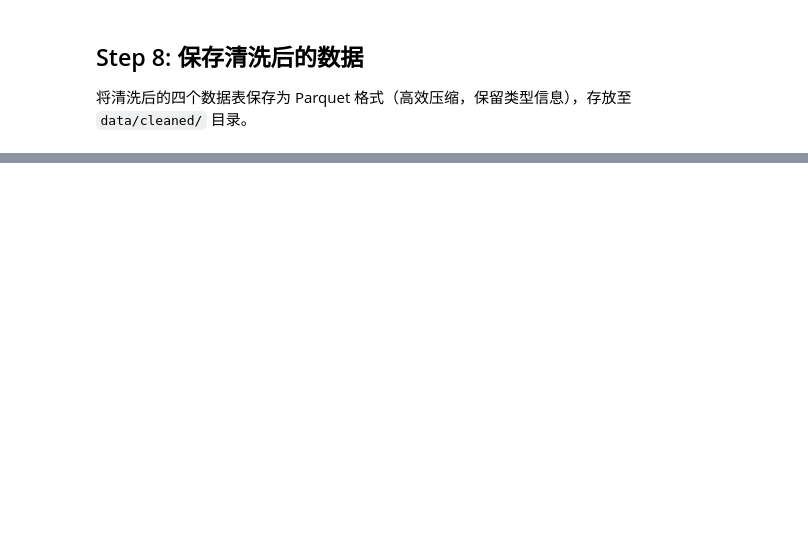
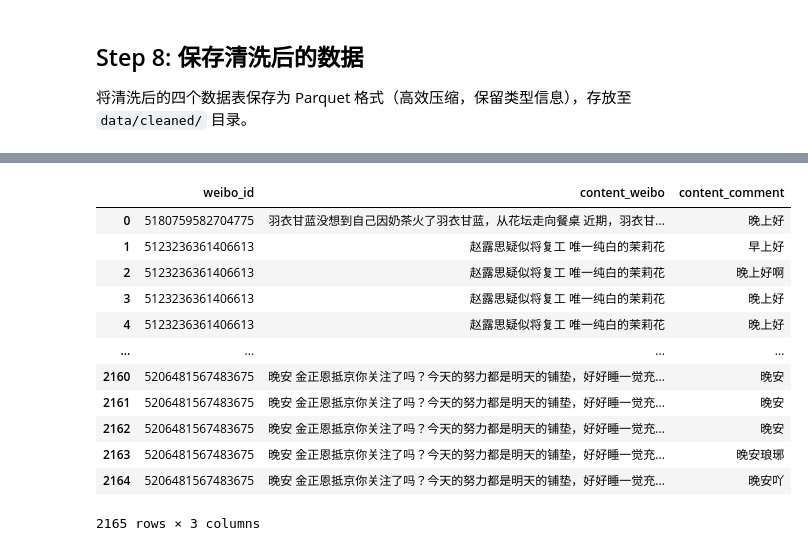
Before and after one commit to YoruRain/multi-agent-emotion-simulation, a Jupyter notebook: notebook/04data_cleaning.ipynb, the cells around one changed output, grey strips where cells are left out. Saved outputs shown, nothing was run; the diff lists cells and outputs as text; code cells hidden in the pictures; blank space fills up the shorter version.

```diff
--- a/notebook/04data_cleaning.ipynb
+++ b/notebook/04data_cleaning.ipynb
@@ -982,0 +1184,20 @@ df_user_weibo = pd.read_parquet(r"..\data\cleaned\user_weibo.parquet")
+# %%
+df_topic_weibo[["weibo_id", "content"]].merge(
+    df_topic_comment[["weibo_id", "content"]][df_topic_comment["content"].str.contains(r"早安|早上好|晚上好|晚安|下午好|晚安", regex=True)],
+    on="weibo_id",
+    suffixes=("_weibo", "_comment")
+)
+# %% [output]
+|  | weibo_id | content_weibo | content_comment |
+| 0 | 5180759582704775 | 羽衣甘蓝没想到自己因奶茶火了羽衣甘蓝，从花坛走向餐桌 近期，羽衣甘... | 晚上好 |
+| 1 | 5123236361406613 | 赵露思疑似将复工 唯一纯白的茉莉花 | 早上好 |
+| 2 | 5123236361406613 | 赵露思疑似将复工 唯一纯白的茉莉花 | 晚上好啊 |
+| 3 | 5123236361406613 | 赵露思疑似将复工 唯一纯白的茉莉花 | 晚上好 |
+| 4 | 5123236361406613 | 赵露思疑似将复工 唯一纯白的茉莉花 | 晚上好 |
+| ... | ... | ... | ... |
+| 2160 | 5206481567483675 | 晚安 金正恩抵京你关注了吗？今天的努力都是明天的铺垫，好好睡一觉充... | 晚安 |
+| 2161 | 5206481567483675 | 晚安 金正恩抵京你关注了吗？今天的努力都是明天的铺垫，好好睡一觉充... | 晚安 |
+| 2162 | 5206481567483675 | 晚安 金正恩抵京你关注了吗？今天的努力都是明天的铺垫，好好睡一觉充... | 晚安 |
+| 2163 | 5206481567483675 | 晚安 金正恩抵京你关注了吗？今天的努力都是明天的铺垫，好好睡一觉充... | 晚安琅琊 |
+| 2164 | 5206481567483675 | 晚安 金正恩抵京你关注了吗？今天的努力都是明天的铺垫，好好睡一觉充... | 晚安吖 |
+2165 rows × 3 columns
```
Also changed, not shown: parts of 16 cells of this notebook.
